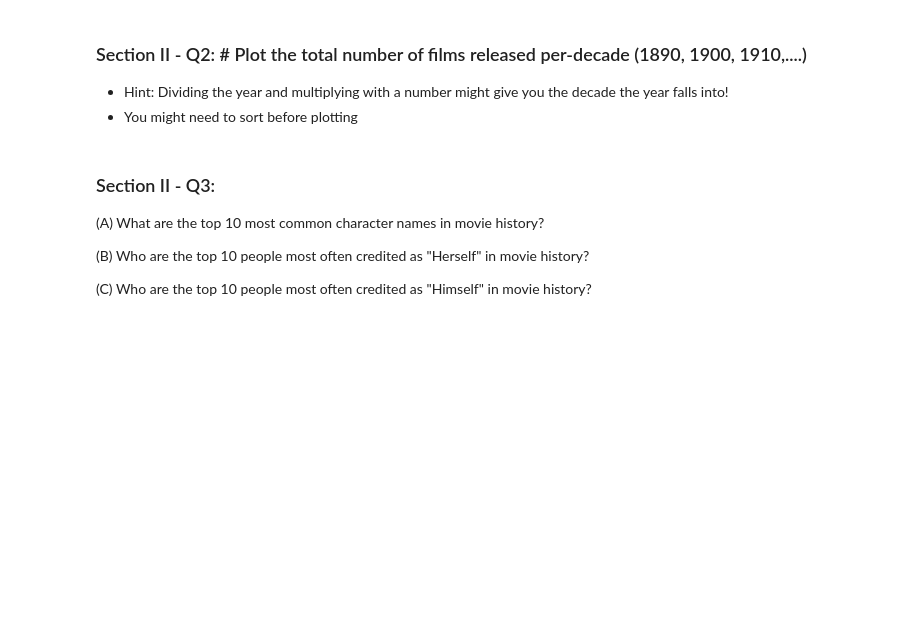
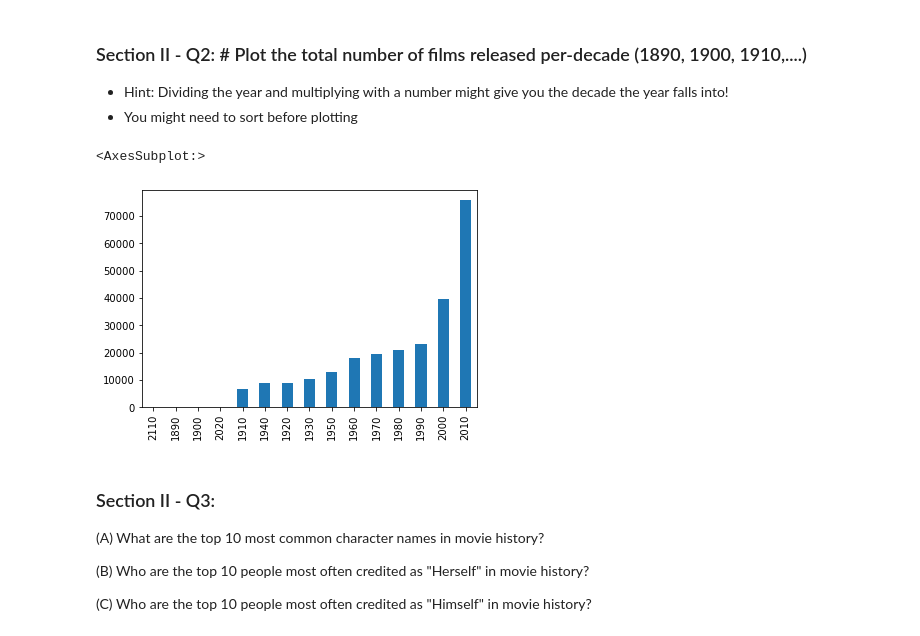
Before and after one commit to tharsoma/mec-mini-projects, a Jupyter notebook: mec-5.3.10-data-wranging-with-pandas-mini-project/Mini_Project_Data_Wrangling_Pandas.ipynb, the cells around one changed output. Cells and saved outputs as stored; diff of their text form; code cells hidden in the pictures; blank space fills up the shorter version.

```diff
--- a/mec-5.3.10-data-wranging-with-pandas-mini-project/Mini_Project_Data_Wrangling_Pandas.ipynb
+++ b/mec-5.3.10-data-wranging-with-pandas-mini-project/Mini_Project_Data_Wrangling_Pandas.ipynb
@@ -364,6 +363,12 @@ top_ten.plot(kind='barh')
 ### Section II - Q2: # Plot the total number of films released per-decade (1890, 1900, 1910,....)
 - Hint: Dividing the year and multiplying with a number might give you the decade the year falls into!
 - You might need to sort before plotting
+# %%
+movies['decade'] = movies.year - round(movies.year % 10)
+movies.sort_values("decade",ascending=True).decade.value_counts().sort_values(ascending=True).plot(kind="bar")
+# %% [output]
+<AxesSubplot:>
+[figure, added]
 # %% [markdown]
 ### Section II - Q3:
 
```
Also changed, not shown: parts of 16 cells of this notebook, 1 other file.
